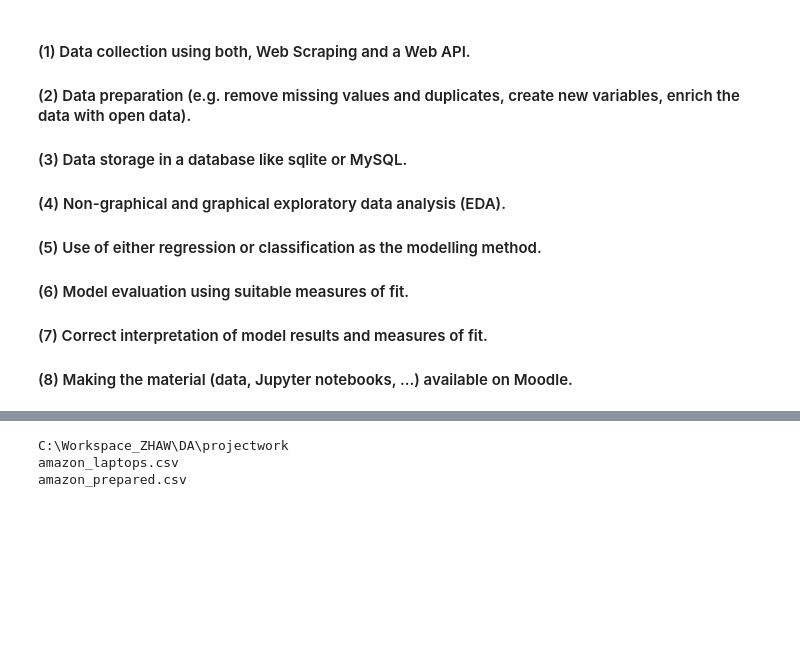
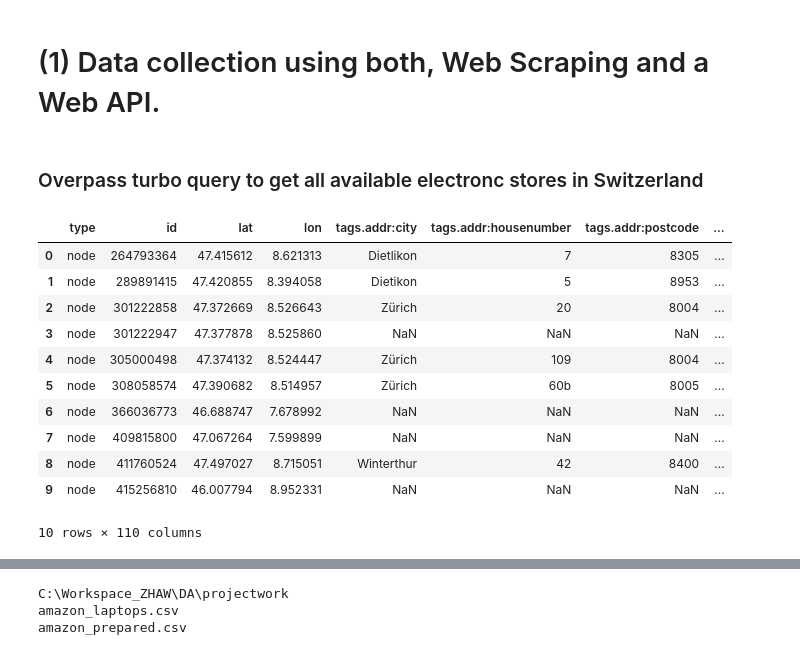
Before and after one commit to liax20/projectwork_data_analytics, a Jupyter notebook: Part01_DA_GW (minimum).ipynb, the cells around one changed output, grey strips where cells are left out. Saved outputs shown, nothing was run; the diff lists cells and outputs as text; code cells hidden in the pictures; blank space fills up the shorter version.

```diff
--- a/Part01_DA_GW (minimum).ipynb
+++ b/Part01_DA_GW (minimum).ipynb
@@ -1,10 +1,5 @@
-# %% [markdown]
-#### (1) Data collection using both, Web Scraping and a Web API.
-#### (2) Data preparation (e.g. remove missing values and duplicates, create new variables, enrich the data with open data).
-#### (3) Data storage in a database like sqlite or MySQL.
-#### (4) Non-graphical and graphical exploratory data analysis (EDA).
-#### (5) Use of either regression or classification as the modelling method.
-#### (6) Model evaluation using suitable measures of fit.
-#### (7) Correct interpretation of model results and measures of fit.
-#### (8) Making the material (data, Jupyter notebooks, ...) available on Moodle.
+# %% [markdown]
+# (1) Data collection using both, Web Scraping and a Web API.
+# %% [markdown]
+### Overpass turbo query to get all available electronc stores in Switzerland
 # %%
@@ -19,3 +21,45 @@ import pandas as pd
 # Ignore warnings
 import warnings
 warnings.filterwarnings("ignore")
+# %%
+# Overpass API URL
+url = "http://overpass-api.de/api/interpreter"
+
+# Overpass turbo query
+
+query = f"""[out:json][timeout:25];
+        area["ISO3166-1"="CH"][admin_level=2];
+        (node["shop"="electronics"](area);
+          way["shop"="electronics"](area);
+          relation["shop"="electronics"](area);
+        );
+        out body;
+        >;
+        out skel qt;"""
+
+
+# Web API request
+r = requests.get(url, params={'data': query})
+data = r.json()['elements']
+
+
+# Save data to file
+with open('amazon_laptops.json', 'w') as json_file:
+    json.dump(data, json_file)
+
+# Store data in data frame
+df = json_normalize(data)
+df.head(10)
+# %% [output]
+|  | type | id | lat | lon | tags.addr:city | tags.addr:housenumber | tags.addr:postcode | ... |
+| 0 | node | 264793364 | 47.415612 | 8.621313 | Dietlikon | 7 | 8305 | ... |
+| 1 | node | 289891415 | 47.420855 | 8.394058 | Dietikon | 5 | 8953 | ... |
+| 2 | node | 301222858 | 47.372669 | 8.526643 | Zürich | 20 | 8004 | ... |
+| 3 | node | 301222947 | 47.377878 | 8.525860 | NaN | NaN | NaN | ... |
+| 4 | node | 305000498 | 47.374132 | 8.524447 | Zürich | 109 | 8004 | ... |
+| 5 | node | 308058574 | 47.390682 | 8.514957 | Zürich | 60b | 8005 | ... |
+| 6 | node | 366036773 | 46.688747 | 7.678992 | NaN | NaN | NaN | ... |
+| 7 | node | 409815800 | 47.067264 | 7.599899 | NaN | NaN | NaN | ... |
+| 8 | node | 411760524 | 47.497027 | 8.715051 | Winterthur | 42 | 8400 | ... |
+| 9 | node | 415256810 | 46.007794 | 8.952331 | NaN | NaN | NaN | ... |
+10 rows × 110 columns
```
Also changed, not shown: parts of 14 cells of this notebook, 3 other files.
